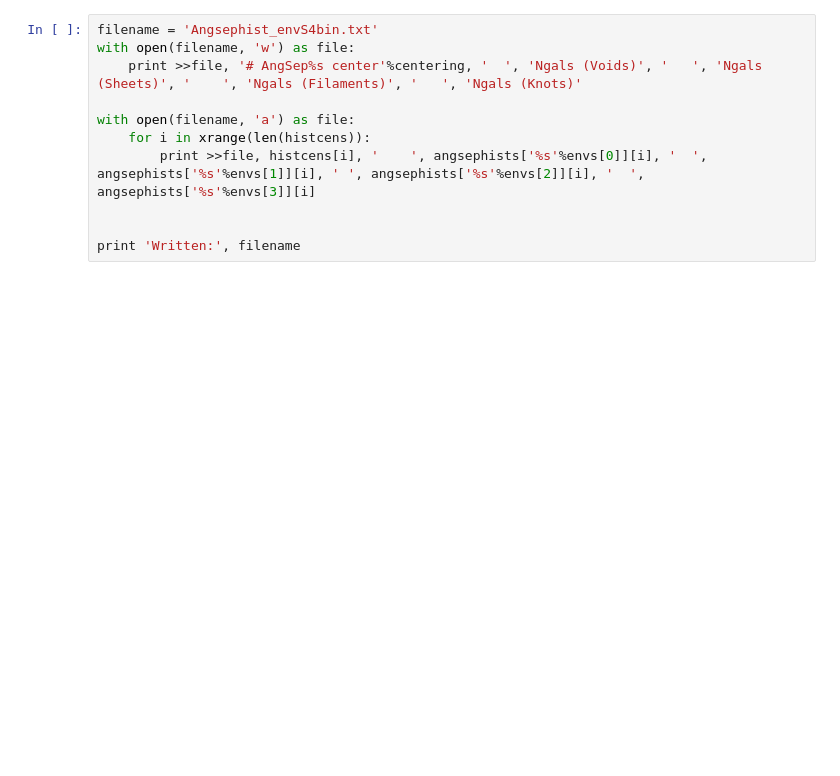
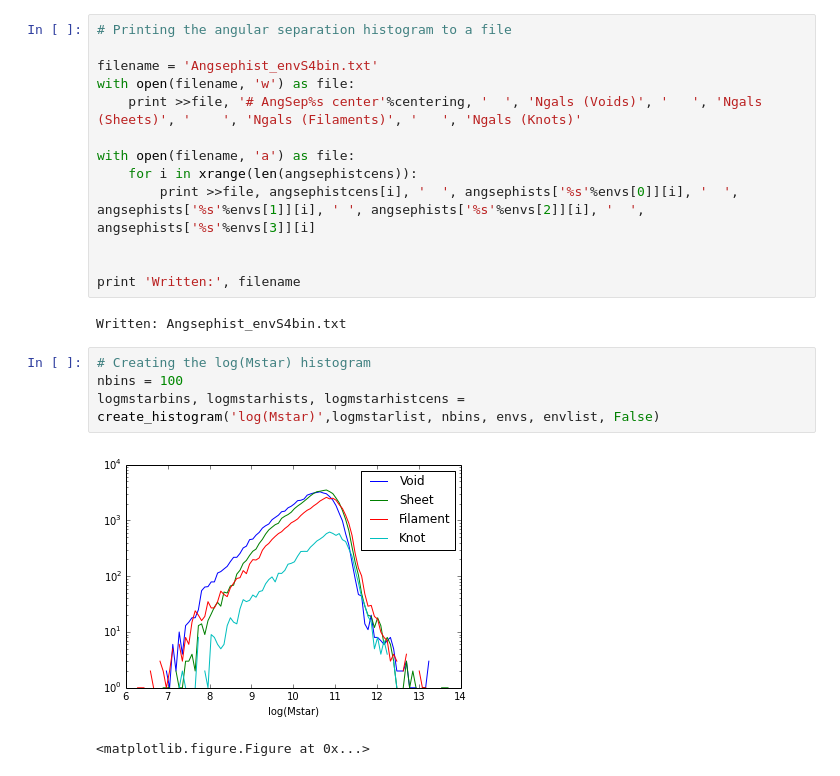
Before and after one commit to samtaziaux/KiDS-Sam_master, a Jupyter notebook: brouwer/halomodel/AngSephist.ipynb, the cells around one changed output. Saved outputs shown, nothing was run; the diff lists cells and outputs as text; blank space fills up the shorter version.

```diff
--- a/brouwer/halomodel/AngSephist.ipynb
+++ b/brouwer/halomodel/AngSephist.ipynb
@@ -79,11 +90,22 @@ plt.clf()
 # %%
+# Printing the angular separation histogram to a file
+
 filename = 'Angsephist_envS4bin.txt'
 with open(filename, 'w') as file:
     print >>file, '# AngSep%s center'%centering, '	', 'Ngals (Voids)', '	', 'Ngals (Sheets)', '	', 'Ngals (Filaments)', '	', 'Ngals (Knots)'
 
 with open(filename, 'a') as file:
-	for i in xrange(len(histcens)):
-		print >>file, histcens[i], '	', angsephists['%s'%envs[0]][i], '	', angsephists['%s'%envs[1]][i], '	', angsephists['%s'%envs[2]][i], '	', angsephists['%s'%envs[3]][i]
+	for i in xrange(len(angsephistcens)):
+		print >>file, angsephistcens[i], '	', angsephists['%s'%envs[0]][i], '	', angsephists['%s'%envs[1]][i], '	', angsephists['%s'%envs[2]][i], '	', angsephists['%s'%envs[3]][i]
 
 
 print 'Written:', filename
+# %% [output]
+Written: Angsephist_envS4bin.txt
+# %%
+# Creating the log(Mstar) histogram
+nbins = 100
+logmstarbins, logmstarhists, logmstarhistcens = create_histogram('log(Mstar)',logmstarlist, nbins, envs, envlist, False)
+# %% [output]
+[figure, added]
+<matplotlib.figure.Figure at 0x...>
```
Also changed, not shown: parts of 12 cells of this notebook, 7 other files.
